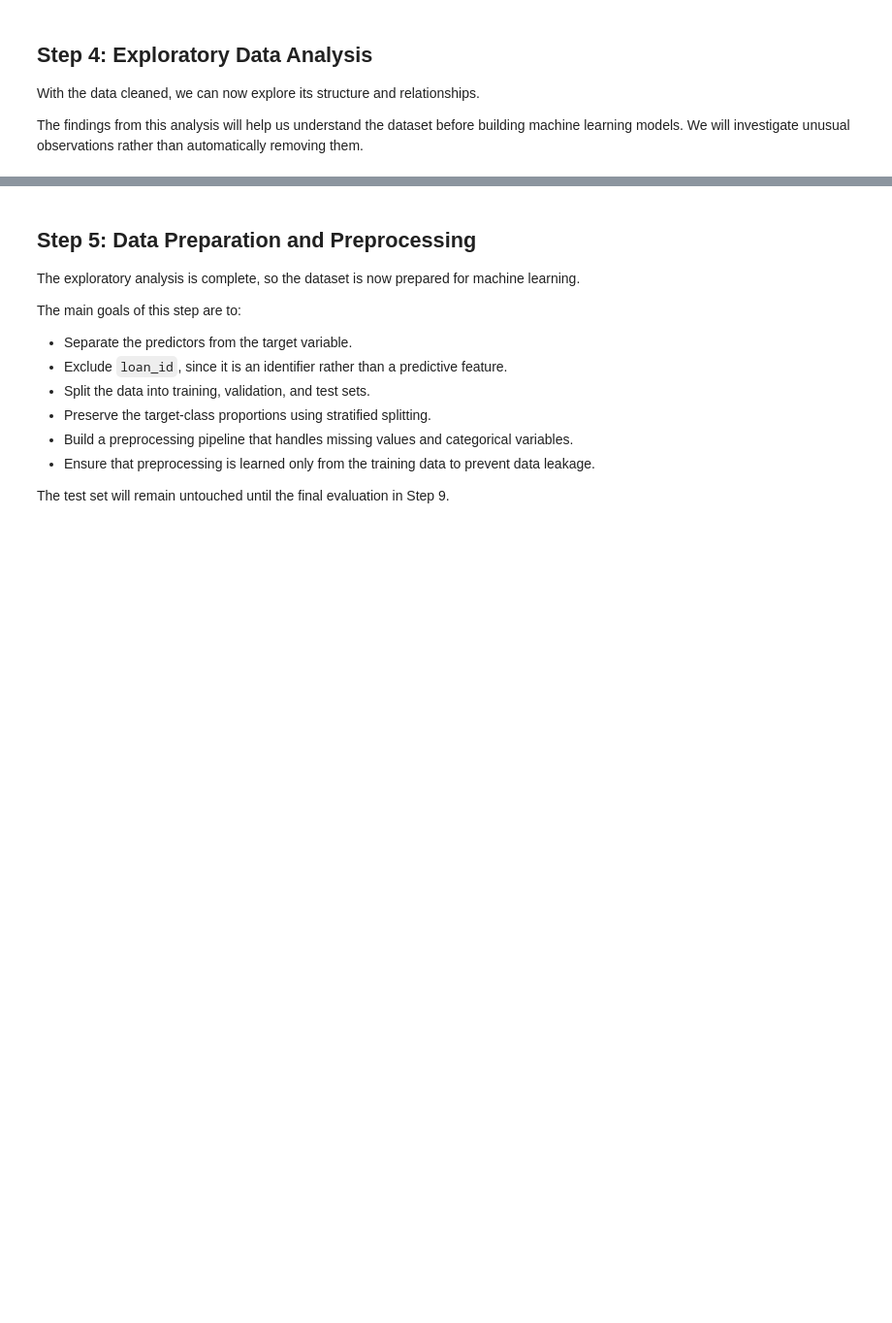
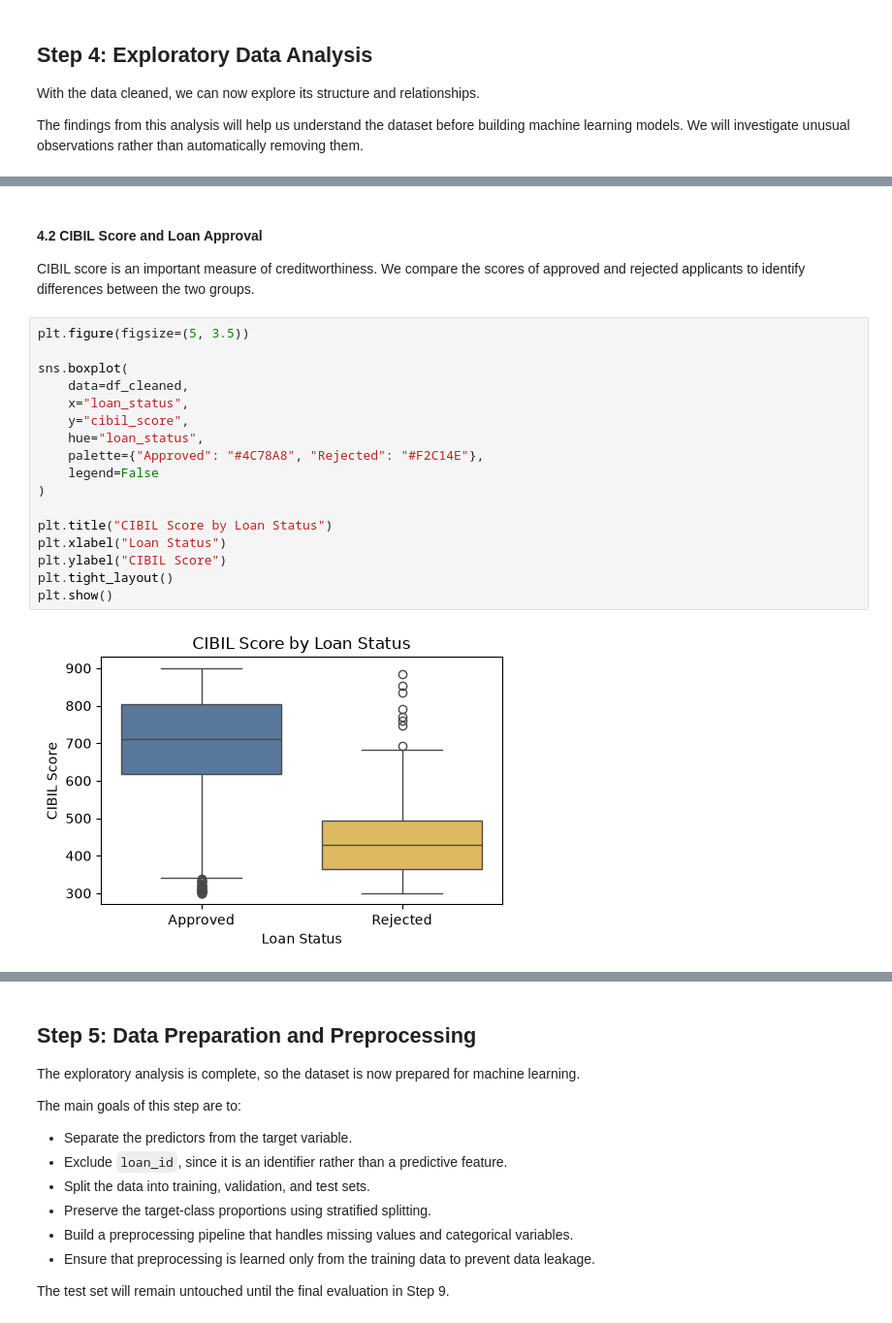
Before and after one commit to Benjamin-Ajagun/loan-approval-prediction, a Jupyter notebook: loan_approval_prediction.ipynb, the cells around one changed output, grey strips where cells are left out. Shown at 97% size. Saved outputs shown, nothing was run; the diff lists cells and outputs as text; blank space fills up the shorter version.

```diff
--- a/loan_approval_prediction.ipynb
+++ b/loan_approval_prediction.ipynb
@@ -822,0 +614,23 @@ Overall, the EDA provides an understanding of the main patterns and potential is
+# %% [markdown]
+#### 4.2 CIBIL Score and Loan Approval
+
+CIBIL score is an important measure of creditworthiness. We compare the scores of approved and rejected applicants to identify differences between the two groups.
+# %%
+plt.figure(figsize=(5, 3.5))
+
+sns.boxplot(
+    data=df_cleaned,
+    x="loan_status",
+    y="cibil_score",
+    hue="loan_status",
+    palette={"Approved": "#4C78A8", "Rejected": "#F2C14E"},
+    legend=False
+)
+
+plt.title("CIBIL Score by Loan Status")
+plt.xlabel("Loan Status")
+plt.ylabel("CIBIL Score")
+plt.tight_layout()
+plt.show()
+# %% [output]
+[figure, added]
```
Also changed, not shown: parts of 25 cells of this notebook.
